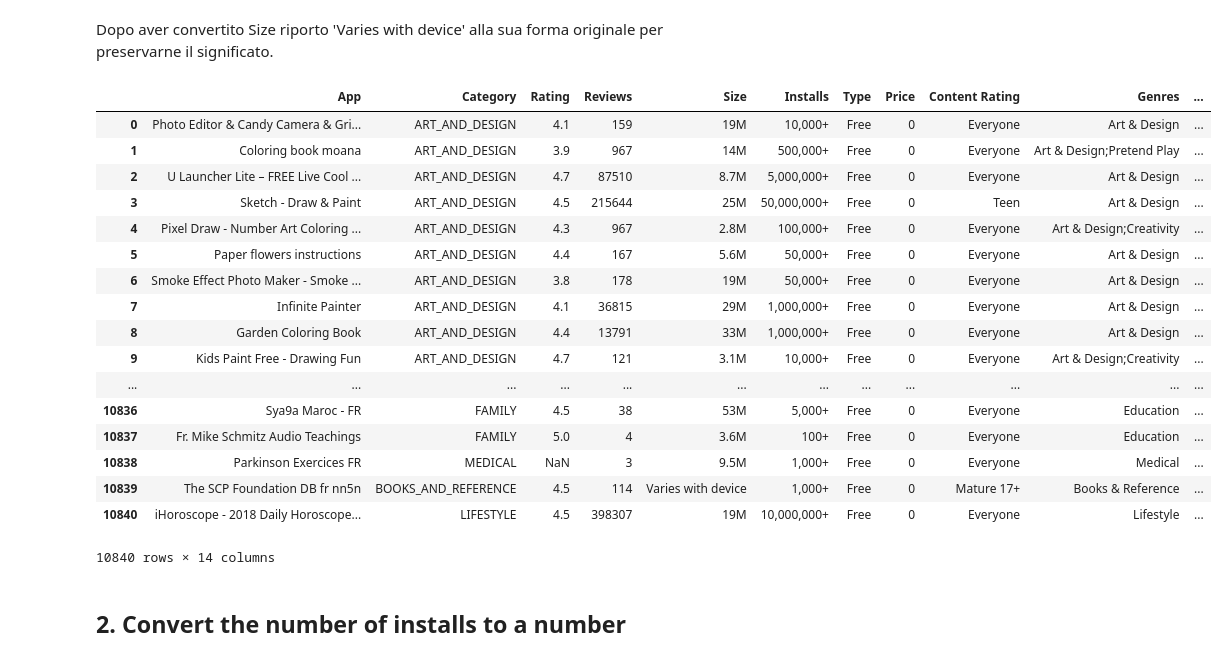
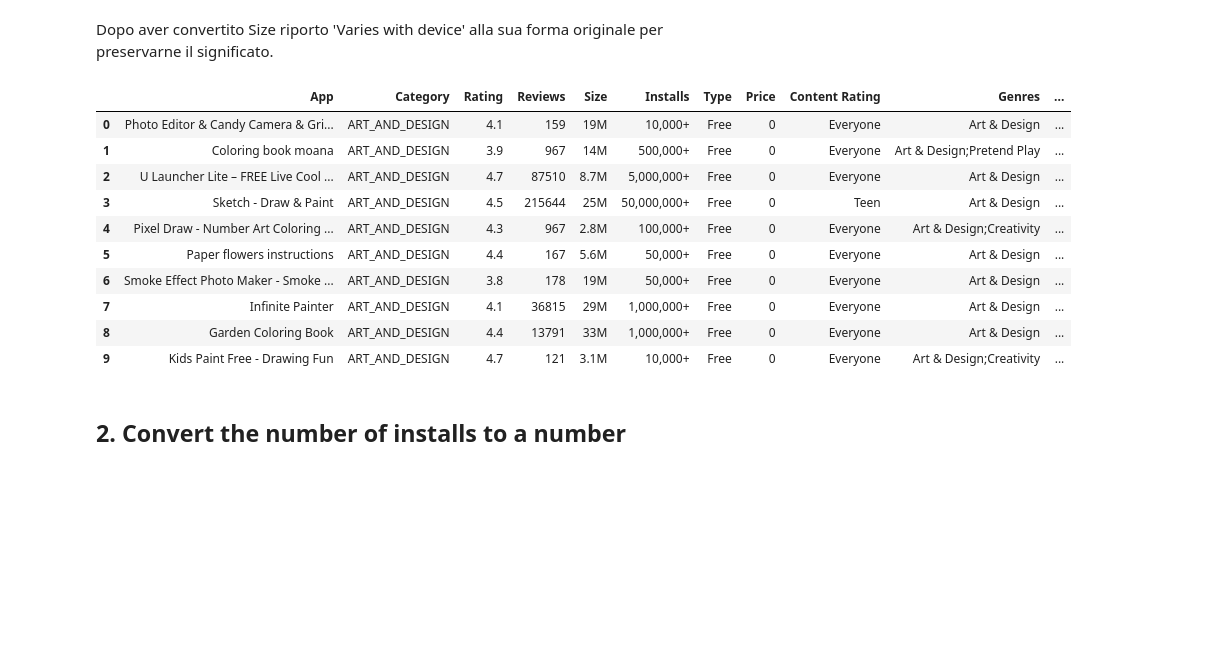
Before and after one commit to faber6911/Foundation-of-Computer-Science-project, a Jupyter notebook: FOCS_Project.ipynb, the cells around one changed output. Cells and saved outputs as stored; diff of their text form; code cells hidden in the pictures; blank space fills up the shorter version.

```diff
--- a/FOCS_Project.ipynb
+++ b/FOCS_Project.ipynb
@@ -79,27 +79,20 @@ Dopo aver convertito Size riporto 'Varies with device' alla sua forma originale
 # %%
 data_ps['Size'] = [re.sub('99999999', 'Varies with device', size) for size in data_ps['Size']] #Reconverting the value '99999999' into 'Varies with device'
 data_ps['ExtSize'] = data_ps['ExtSize'].apply(str)
 data_ps['ExtSize'] = [re.sub('99999999', 'Varies with device', size) for size in data_ps['ExtSize']]
-data_ps
+data_ps.head(10)
 # %% [output]
 |  | App | Category | Rating | Reviews | Size | Installs | Type | Price | Content Rating | Genres | ... |
 | 0 | Photo Editor & Candy Camera & Gri... | ART_AND_DESIGN | 4.1 | 159 | 19M | 10,000+ | Free | 0 | Everyone | Art & Design | ... |
 | 1 | Coloring book moana | ART_AND_DESIGN | 3.9 | 967 | 14M | 500,000+ | Free | 0 | Everyone | Art & Design;Pretend Play | ... |
 | 2 | U Launcher Lite – FREE Live Cool ... | ART_AND_DESIGN | 4.7 | 87510 | 8.7M | 5,000,000+ | Free | 0 | Everyone | Art & Design | ... |
 | 3 | Sketch - Draw & Paint | ART_AND_DESIGN | 4.5 | 215644 | 25M | 50,000,000+ | Free | 0 | Teen | Art & Design | ... |
 | 4 | Pixel Draw - Number Art Coloring ... | ART_AND_DESIGN | 4.3 | 967 | 2.8M | 100,000+ | Free | 0 | Everyone | Art & Design;Creativity | ... |
 | 5 | Paper flowers instructions | ART_AND_DESIGN | 4.4 | 167 | 5.6M | 50,000+ | Free | 0 | Everyone | Art & Design | ... |
 | 6 | Smoke Effect Photo Maker - Smoke ... | ART_AND_DESIGN | 3.8 | 178 | 19M | 50,000+ | Free | 0 | Everyone | Art & Design | ... |
 | 7 | Infinite Painter | ART_AND_DESIGN | 4.1 | 36815 | 29M | 1,000,000+ | Free | 0 | Everyone | Art & Design | ... |
 | 8 | Garden Coloring Book | ART_AND_DESIGN | 4.4 | 13791 | 33M | 1,000,000+ | Free | 0 | Everyone | Art & Design | ... |
 | 9 | Kids Paint Free - Drawing Fun | ART_AND_DESIGN | 4.7 | 121 | 3.1M | 10,000+ | Free | 0 | Everyone | Art & Design;Creativity | ... |
-| ... | ... | ... | ... | ... | ... | ... | ... | ... | ... | ... | ... |
-| 10836 | Sya9a Maroc - FR | FAMILY | 4.5 | 38 | 53M | 5,000+ | Free | 0 | Everyone | Education | ... |
-| 10837 | Fr. Mike Schmitz Audio Teachings | FAMILY | 5.0 | 4 | 3.6M | 100+ | Free | 0 | Everyone | Education | ... |
-| 10838 | Parkinson Exercices FR | MEDICAL | NaN | 3 | 9.5M | 1,000+ | Free | 0 | Everyone | Medical | ... |
-| 10839 | The SCP Foundation DB fr nn5n | BOOKS_AND_REFERENCE | 4.5 | 114 | Varies with device | 1,000+ | Free | 0 | Mature 17+ | Books & Reference | ... |
-| 10840 | iHoroscope - 2018 Daily Horoscope... | LIFESTYLE | 4.5 | 398307 | 19M | 10,000,000+ | Free | 0 | Everyone | Lifestyle | ... |
-10840 rows × 14 columns
 # %% [markdown]
 ## 2. Convert the number of installs to a number
 # %%
```
Also changed, not shown: parts of 38 cells of this notebook.
